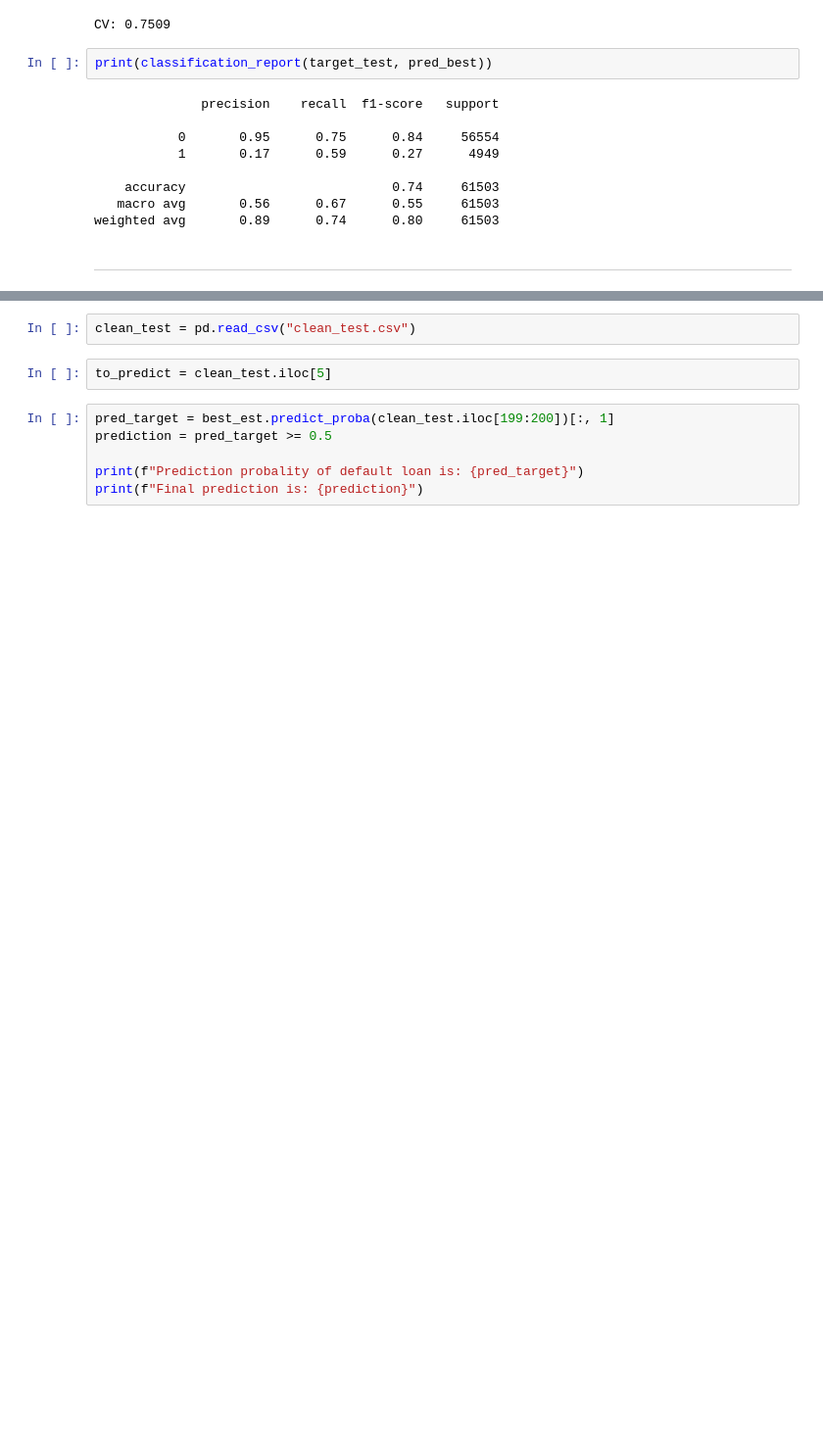
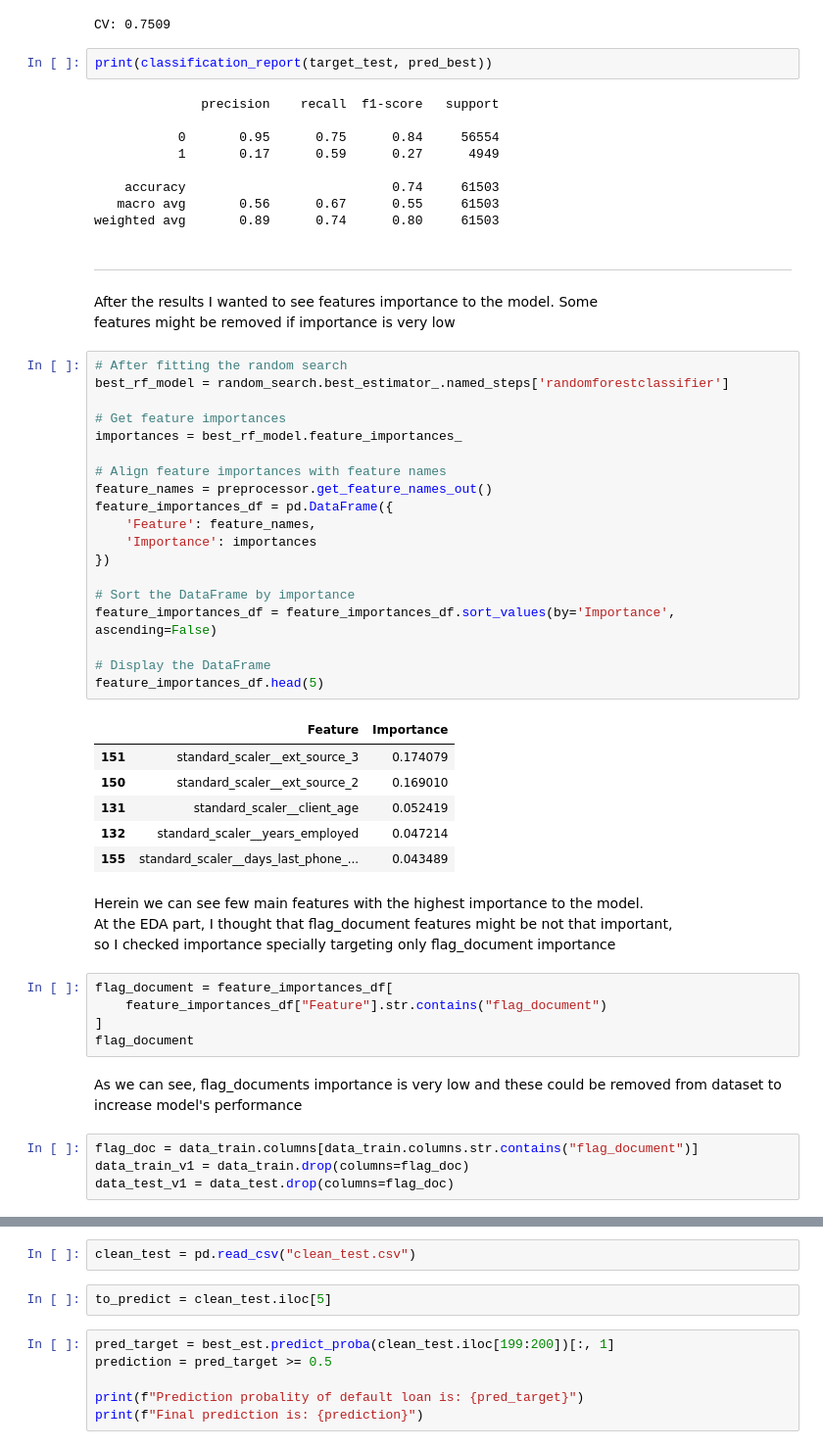
Before and after one commit to ShariYo/Modul3_Sprint4, a Jupyter notebook: project/ml_models.ipynb, the cells around one changed output, grey strips where cells are left out. Shown at 98% size. Cells and saved outputs as stored; diff of their text form; blank space fills up the shorter version.

```diff
--- a/project/ml_models.ipynb
+++ b/project/ml_models.ipynb
@@ -194,3 +187,48 @@ print(classification_report(target_test, pred_best))
 weighted avg       0.89      0.74      0.80     61503
 # %% [markdown]
 ---
+# %% [markdown]
+After the results I wanted to see features importance to the model. Some
+features might be removed if importance is very low
+# %%
+# After fitting the random search
+best_rf_model = random_search.best_estimator_.named_steps['randomforestclassifier']
+
+# Get feature importances
+importances = best_rf_model.feature_importances_
+
+# Align feature importances with feature names
+feature_names = preprocessor.get_feature_names_out()
+feature_importances_df = pd.DataFrame({
+    'Feature': feature_names,
+    'Importance': importances
+})
+
+# Sort the DataFrame by importance
+feature_importances_df = feature_importances_df.sort_values(by='Importance', ascending=False)
+
+# Display the DataFrame
+feature_importances_df.head(5)
+# %% [output]
+|  | Feature | Importance |
+| 151 | standard_scaler__ext_source_3 | 0.174079 |
+| 150 | standard_scaler__ext_source_2 | 0.169010 |
+| 131 | standard_scaler__client_age | 0.052419 |
+| 132 | standard_scaler__years_employed | 0.047214 |
+| 155 | standard_scaler__days_last_phone_... | 0.043489 |
+# %% [markdown]
+Herein we can see few main features with the highest importance to the model.
+At the EDA part, I thought that flag_document features might be not that important,
+so I checked importance specially targeting only flag_document importance
+# %%
+flag_document = feature_importances_df[
+    feature_importances_df["Feature"].str.contains("flag_document")
+]
+flag_document
+# %% [markdown]
+As we can see, flag_documents importance is very low and these could be removed
+from dataset to increase model's performance
+# %%
+flag_doc = data_train.columns[data_train.columns.str.contains("flag_document")]
+data_train_v1 = data_train.drop(columns=flag_doc)
+data_test_v1 = data_test.drop(columns=flag_doc)
```
Also changed, not shown: parts of 7 cells of this notebook, 4 other files.
